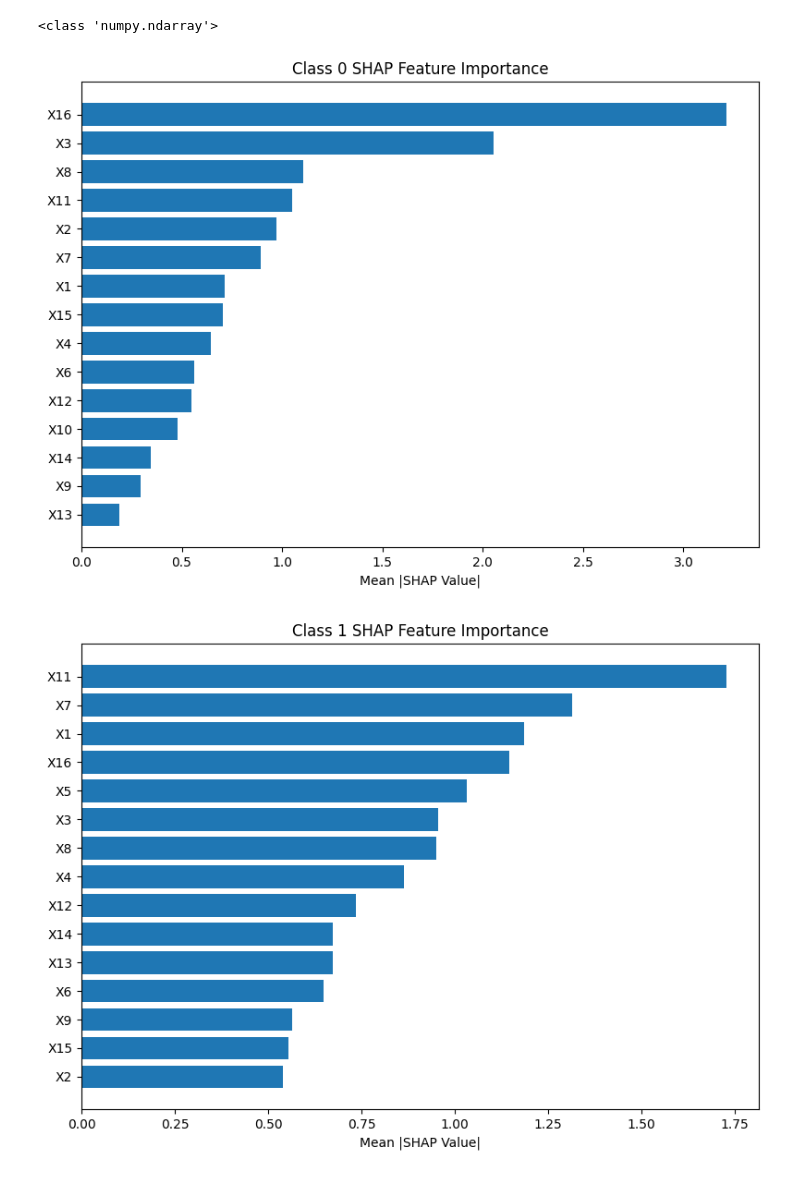
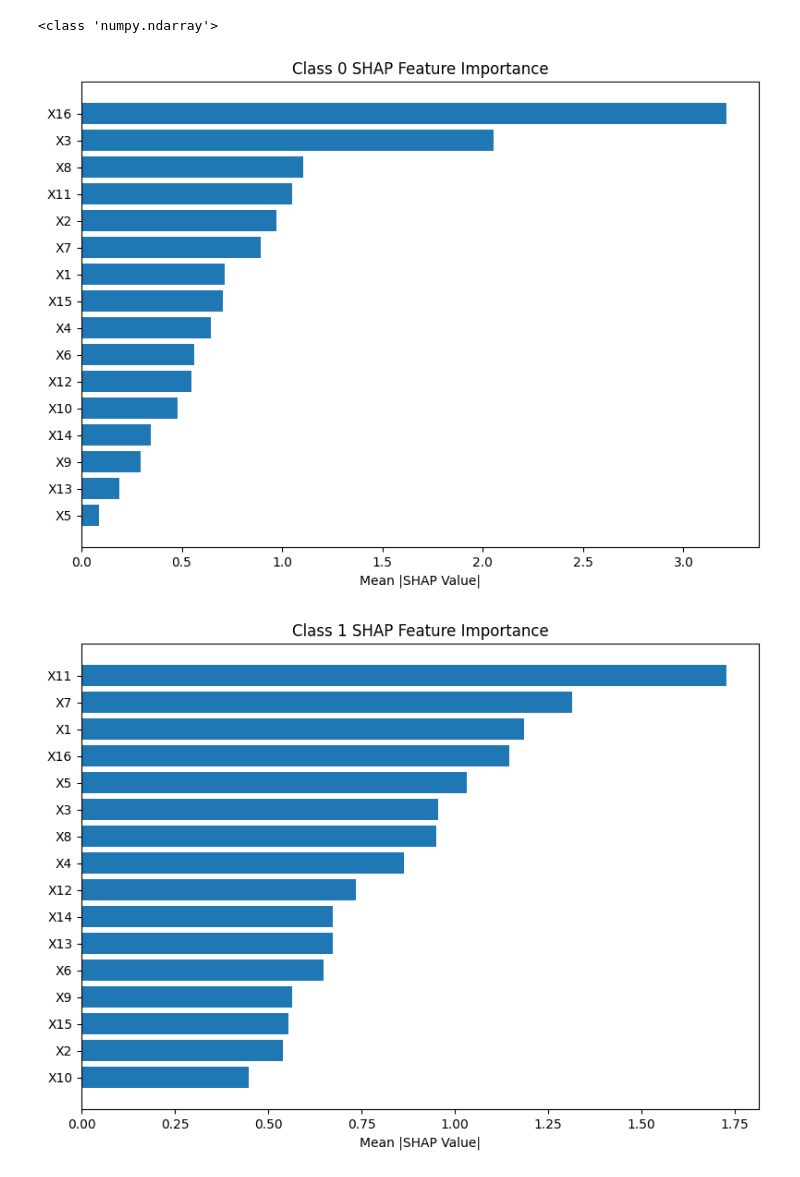
Before and after one commit to proshenjitbarua06-dot/skill-morph, a Jupyter notebook: Ensemble_and_Comparative_Analysis_of_Machine_Learning_Models_for_Multi_Class_Epileptic_Seizure_Detection_Using_16_Channel_EEG_Signals.ipynb, the cells around one changed output. Drawn from its saved outputs; the diff is of its cells as text; code cells hidden in the pictures.

```diff
--- a/Ensemble_and_Comparative_Analysis_of_Machine_Learning_Models_for_Multi_Class_Epileptic_Seizure_Detection_Using_16_Channel_EEG_Signals.ipynb
+++ b/Ensemble_and_Comparative_Analysis_of_Machine_Learning_Models_for_Multi_Class_Epileptic_Seizure_Detection_Using_16_Channel_EEG_Signals.ipynb
@@ -106,7 +104,7 @@ print("✅ Data Preprocessed | Train:", X_train.shape, "Test:", X_test.shape)
 models = {
     "Logistic Regression": LogisticRegression(max_iter=1000, random_state=42),
     "KNN": KNeighborsClassifier(n_neighbors=5),
-    "SVM": SVC(kernel='rbf', probability=True, random_state=42),
+    "SVM": SVC(kernel='rbf', C=10, gamma="scale", probability=True, random_state=42),
     "Random Forest": RandomForestClassifier(n_estimators=200, random_state=42),
     "XGBoost": XGBClassifier(n_estimators=400, random_state=42, eval_metric='mlogloss'),
     "LightGBM": LGBMClassifier(n_estimators=400, random_state=42, verbose=-1),
@@ -622,33 +655,33 @@ if isinstance(shap_values, np.ndarray):
     n_classes = shap_values.shape[2]
 
     for c in range(n_classes):
 
         class_importance = np.mean(
             np.abs(shap_values[:, :, c]),
             axis=0
         )
 
         importance_df = pd.DataFrame({
             'Feature': X.columns,
             'Importance': class_importance
         })
 
         importance_df = importance_df.sort_values(
             'Importance',
             ascending=False
-        ).head(15)
+        ).head(16)
 
         plt.figure(figsize=(8,6))
 
         plt.barh(
             importance_df['Feature'][::-1],
             importance_df['Importance'][::-1]
         )
 
         plt.title(f"Class {c} SHAP Feature Importance")
         plt.xlabel("Mean |SHAP Value|")
         plt.tight_layout()
         plt.show()
 # %% [output]
-[figure, old version]
+[figure, new version]
-[figure, old version]
+[figure, new version]
```
Also changed, not shown: parts of 10 cells of this notebook.
